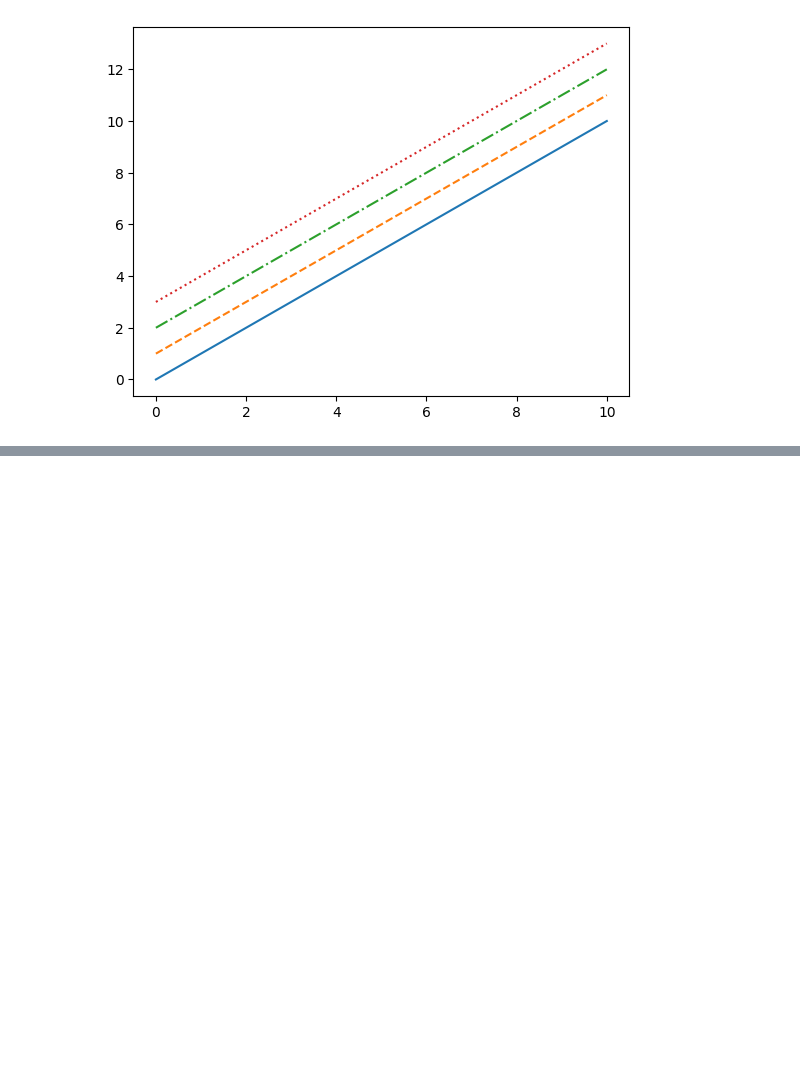
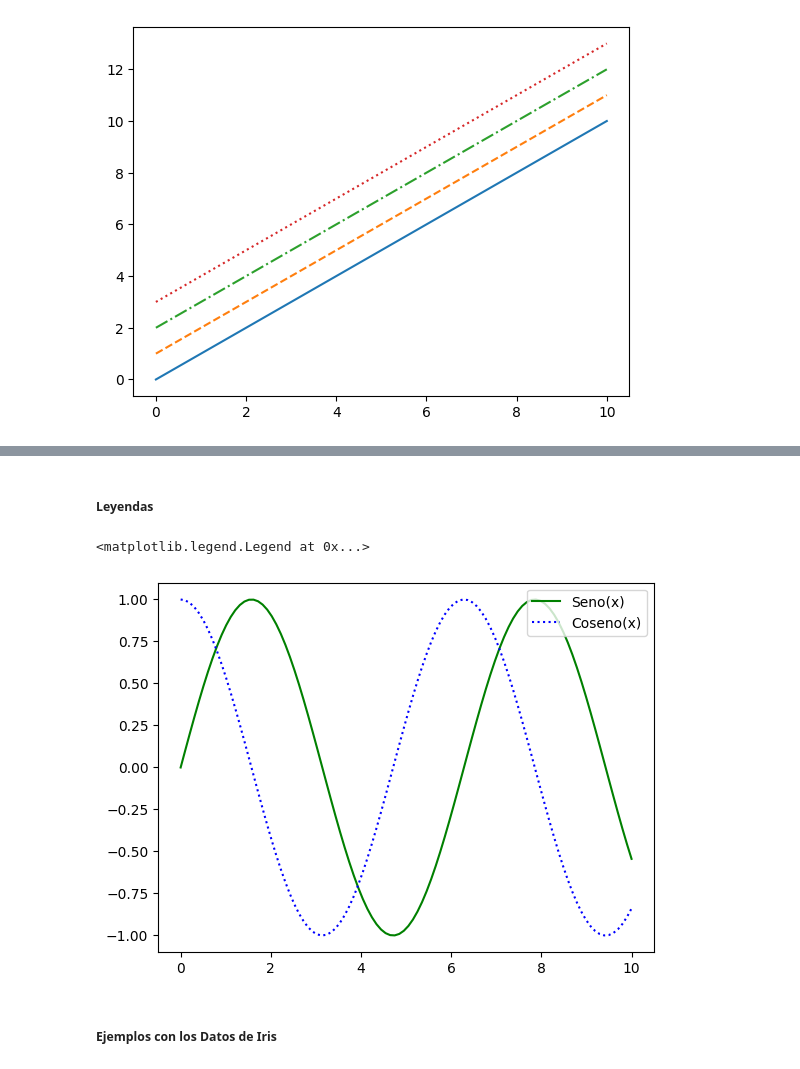
Before and after one commit to DiegoAlb09/6to-Semestre, a Jupyter notebook: Aprendizaje_Inteligente/AI_Visualizar_Datos_Practica3.ipynb, the cells around one changed output, grey strips where cells are left out. Saved outputs shown, nothing was run; the diff lists cells and outputs as text; code cells hidden in the pictures; blank space fills up the shorter version.

Commit message:
Practica 3 - Mostrar datos con graficas

```diff
--- a/Aprendizaje_Inteligente/AI_Visualizar_Datos_Practica3.ipynb
+++ b/Aprendizaje_Inteligente/AI_Visualizar_Datos_Practica3.ipynb
@@ -93,0 +123,11 @@ plt.plot(x, x + 3, linestyle='dotted')
+# %% [markdown]
+##### Leyendas
+# %%
+plt.plot(x,np.sin(x), '-g', label='Seno(x)')
+plt.plot(x,np.cos(x), ':b', label='Coseno(x)')
+plt.legend(loc='upper right')
+# %% [output]
+<matplotlib.legend.Legend at 0x...>
+[figure, added]
+# %% [markdown]
+##### Ejemplos con los Datos de Iris
```
Also changed, not shown: parts of 13 cells of this notebook.
